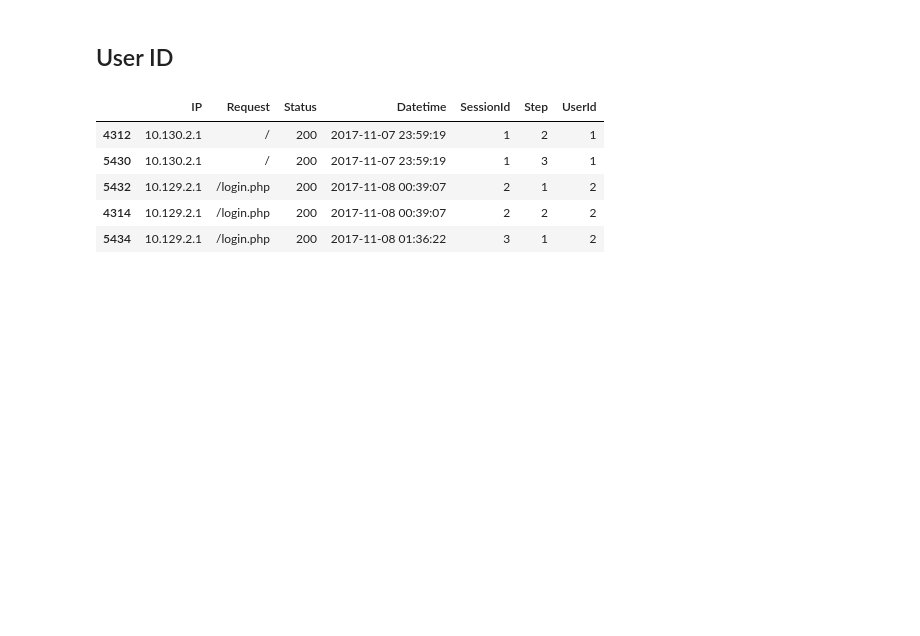
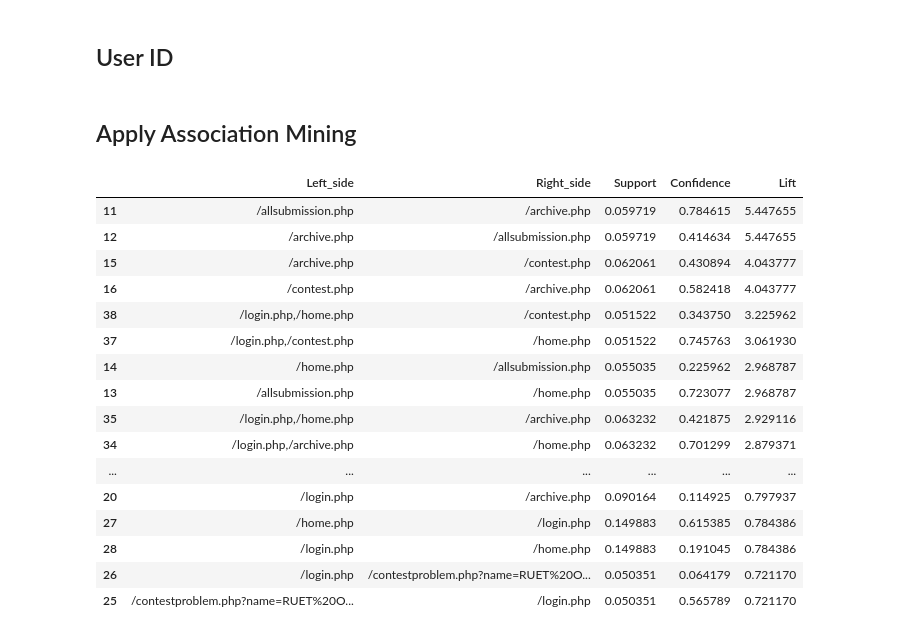
Before and after one commit to kressnick25/DataMining-CaseStudy, a Jupyter notebook: Task 4 - Web Mining.ipynb, the cells around one changed output. Drawn from its saved outputs; the diff is of its cells as text; code cells hidden in the pictures; blank space fills up the shorter version.

```diff
--- a/Task 4 - Web Mining.ipynb
+++ b/Task 4 - Web Mining.ipynb
@@ -168,9 +108,53 @@ df = df.apply(get_log_user_info, axis=1)
-# %%
-df.head()
-# %% [output]
-|  | IP | Request | Status | Datetime | SessionId | Step | UserId |
-| 4312 | 10.130.2.1 | / | 200 | 2017-11-07 23:59:19 | 1 | 2 | 1 |
-| 5430 | 10.130.2.1 | / | 200 | 2017-11-07 23:59:19 | 1 | 3 | 1 |
-| 5432 | 10.129.2.1 | /login.php | 200 | 2017-11-08 00:39:07 | 2 | 1 | 2 |
-| 4314 | 10.129.2.1 | /login.php | 200 | 2017-11-08 00:39:07 | 2 | 2 | 2 |
-| 5434 | 10.129.2.1 | /login.php | 200 | 2017-11-08 01:36:22 | 3 | 1 | 2 |
+# %% [markdown]
+## Apply Association Mining
+# %%
+#remove unwanted columns
+df2 = df.drop(columns=['IP', 'Datetime', 'UserId', 'Status', 'Step'])
+sessions = df2.groupby(['SessionId'])['Request'].apply(list)
+# %%
+from apyori import apriori
+#type cast transacts from pd into reg list and run apriori
+session_list = list(sessions)
+results = list(apriori(session_list, min_support=0.05))
+
+#print(results[:2])
+# %%
+def convert_apriori_results_to_pandas_df(results):
+    rules = []
+
+    for rule_set in results:
+        for rule in rule_set.ordered_statistics:
+            # items_base = left side of rules, items_add = right side
+            # support, confidence and lift for respective rules
+            rules.append([','.join(rule.items_base), ','.join(rule.items_add),
+                         rule_set.support, rule.confidence, rule.lift])
+
+    # typecast it to pandas df
+    return pd.DataFrame(rules, columns=['Left_side', 'Right_side', 'Support', 'Confidence', 'Lift'])
+
+result_df = convert_apriori_results_to_pandas_df(results)
+
+#print(result_df.head())
+# %%
+# sort all acquired rules descending by lift
+result_df = result_df[result_df['Left_side'] != '']
+result_df = result_df.sort_values(by='Lift', ascending=False)
+result_df.head(1000)
+# %% [output]
+|  | Left_side | Right_side | Support | Confidence | Lift |
+| 11 | /allsubmission.php | /archive.php | 0.059719 | 0.784615 | 5.447655 |
+| 12 | /archive.php | /allsubmission.php | 0.059719 | 0.414634 | 5.447655 |
+| 15 | /archive.php | /contest.php | 0.062061 | 0.430894 | 4.043777 |
+| 16 | /contest.php | /archive.php | 0.062061 | 0.582418 | 4.043777 |
+| 38 | /login.php,/home.php | /contest.php | 0.051522 | 0.343750 | 3.225962 |
+| 37 | /login.php,/contest.php | /home.php | 0.051522 | 0.745763 | 3.061930 |
+| 14 | /home.php | /allsubmission.php | 0.055035 | 0.225962 | 2.968787 |
+| 13 | /allsubmission.php | /home.php | 0.055035 | 0.723077 | 2.968787 |
+| 35 | /login.php,/home.php | /archive.php | 0.063232 | 0.421875 | 2.929116 |
+| 34 | /login.php,/archive.php | /home.php | 0.063232 | 0.701299 | 2.879371 |
+| ... | ... | ... | ... | ... | ... |
+| 20 | /login.php | /archive.php | 0.090164 | 0.114925 | 0.797937 |
+| 27 | /home.php | /login.php | 0.149883 | 0.615385 | 0.784386 |
+| 28 | /login.php | /home.php | 0.149883 | 0.191045 | 0.784386 |
+| 26 | /login.php | /contestproblem.php?name=RUET%20O... | 0.050351 | 0.064179 | 0.721170 |
+| 25 | /contestproblem.php?name=RUET%20O... | /login.php | 0.050351 | 0.565789 | 0.721170 |
```
Also changed, not shown: parts of 5 cells of this notebook, 4 other files.
